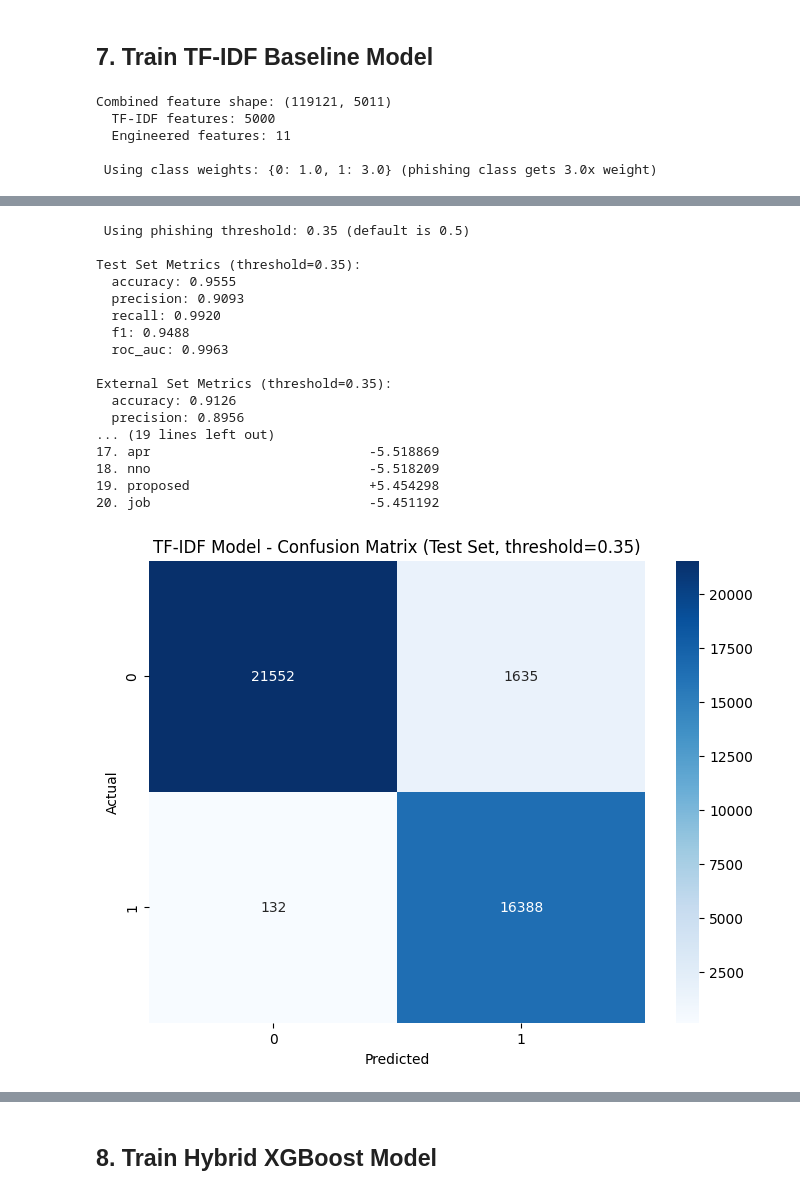
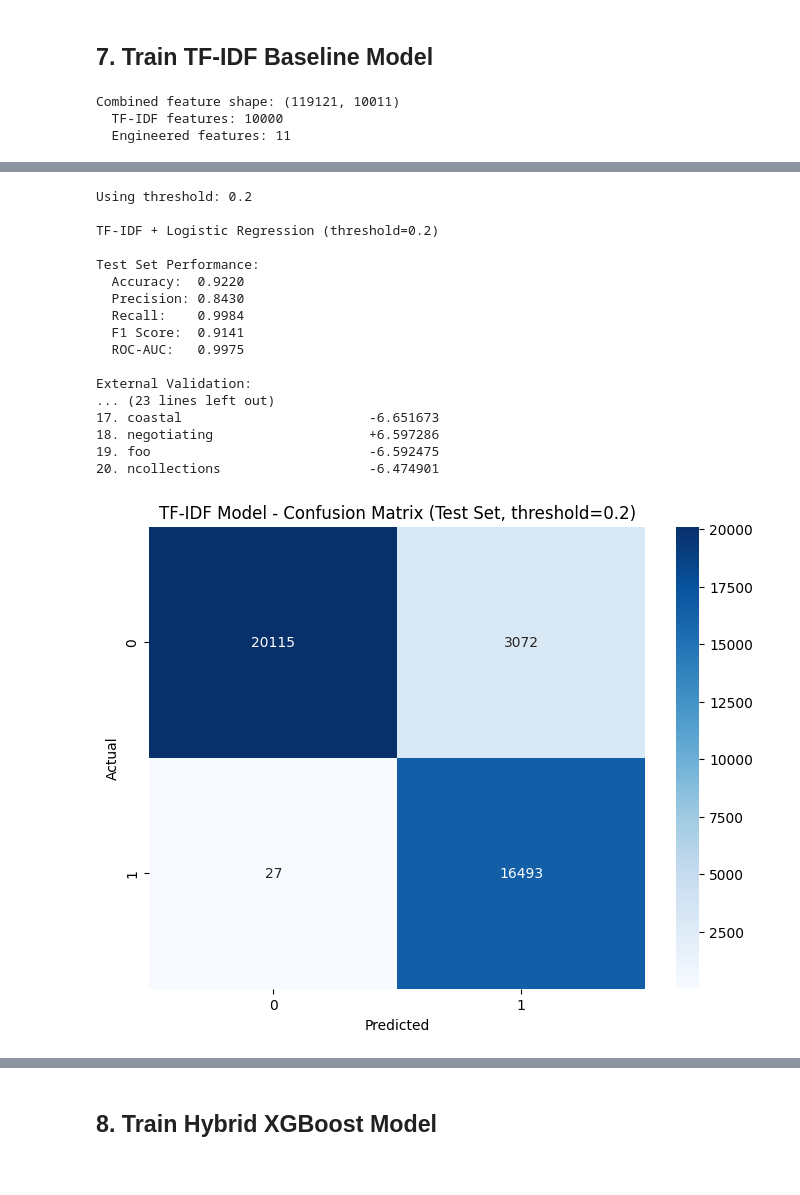
Before and after one commit to Latandu/PhishStop, a Jupyter notebook: app/models/train_models_with_wandb.ipynb, the cells around one changed output, grey strips where cells are left out. Cells and saved outputs as stored; diff of their text form; code cells hidden in the pictures.

```diff
--- a/app/models/train_models_with_wandb.ipynb
+++ b/app/models/train_models_with_wandb.ipynb
@@ -363,26 +369,23 @@ print(f"Combined feature shape: {X_combined_train.shape}")
 print(f"  TF-IDF features: {X_tfidf_train.shape[1]}")
 print(f"  Engineered features: {features_train.shape[1]}")
 
-# AGGRESSIVE: Use class weights to heavily penalize missing phishing emails
-class_weights = {0: 1.0, 1: config['class_weight_ratio']}
-print(f"\n Using class weights: {class_weights} (phishing class gets {config['class_weight_ratio']}x weight)")
+class_weights = {0: 1.0, 1: config['lr_class_weight_ratio']}
 
 lr_clf = LogisticRegression(
     max_iter=config["lr_max_iter"],
     C=config["lr_C"],
-    class_weight=class_weights,  # AGGRESSIVE: Penalize False Negatives
+    class_weight=class_weights,
     random_state=config["random_seed"],
     verbose=1
 )
 lr_clf.fit(X_combined_train, y_train)
 
-# AGGRESSIVE: Use lower threshold for phishing classification
-phishing_threshold = config['phishing_threshold']
-print(f"\n Using phishing threshold: {phishing_threshold} (default is 0.5)")
+phishing_threshold = config['tfidf_threshold']
+print(f"\nUsing threshold: {phishing_threshold}")
 
 # Evaluate on test set
 y_proba_test_tfidf = lr_clf.predict_proba(X_combined_test)[:, 1]
-y_pred_test_tfidf = (y_proba_test_tfidf >= phishing_threshold).astype(int)  # AGGRESSIVE threshold
+y_pred_test_tfidf = (y_proba_test_tfidf >= phishing_threshold).astype(int)
 
 tfidf_test_metrics = {
     'accuracy': accuracy_score(y_test, y_pred_test_tfidf),
@@ -392,13 +395,9 @@ tfidf_test_metrics = {
     'roc_auc': roc_auc_score(y_test, y_proba_test_tfidf)
 }
 
-print(f"\nTest Set Metrics (threshold={phishing_threshold}):")
-for metric, value in tfidf_test_metrics.items():
-    print(f"  {metric}: {value:.4f}")
-
 # Evaluate on external set
 y_proba_ext_tfidf = lr_clf.predict_proba(X_combined_external)[:, 1]
-y_pred_ext_tfidf = (y_proba_ext_tfidf >= phishing_threshold).astype(int)  # AGGRESSIVE threshold
+y_pred_ext_tfidf = (y_proba_ext_tfidf >= phishing_threshold).astype(int)
 
 tfidf_external_metrics = {
     'accuracy': accuracy_score(y_external, y_pred_ext_tfidf),
@@ -408,21 +407,33 @@ tfidf_external_metrics = {
     'roc_auc': roc_auc_score(y_external, y_proba_ext_tfidf)
 }
 
-print(f"\nExternal Set Metrics (threshold={phishing_threshold}):")
-for metric, value in tfidf_external_metrics.items():
-    print(f"  {metric}: {value:.4f}")
+print(f"\nTF-IDF + Logistic Regression (threshold={phishing_threshold})")
+print(f"\nTest Set Performance:")
+print(f"  Accuracy:  {tfidf_test_metrics['accuracy']:.4f}")
+print(f"  Precision: {tfidf_test_metrics['precision']:.4f}")
+print(f"  Recall:    {tfidf_test_metrics['recall']:.4f}")
+print(f"  F1 Score:  {tfidf_test_metrics['f1']:.4f}")
+print(f"  ROC-AUC:   {tfidf_test_metrics['roc_auc']:.4f}")
+
+print(f"\nExternal Validation:")
+print(f"  Accuracy:  {tfidf_external_metrics['accuracy']:.4f}")
+print(f"  Precision: {tfidf_external_metrics['precision']:.4f}")
+print(f"  Recall:    {tfidf_external_metrics['recall']:.4f}")
+print(f"  F1 Score:  {tfidf_external_metrics['f1']:.4f}")
+print(f"  ROC-AUC:   {tfidf_external_metrics['roc_auc']:.4f}")
 
 feature_names = list(tfidf.vocabulary_.keys()) + numeric_features
 coefficients = lr_clf.coef_[0]
 feature_importance = sorted(zip(feature_names, coefficients), key=lambda x: abs(x[1]), reverse=True)
 
+print(f"\nTop 20 most important features:")
 for i, (name, coef) in enumerate(feature_importance[:20], 1):
     print(f"{i:2d}. {name:<30s} {coef:+.6f}")
 
 # Log to WandB
 wandb.log({
     "tfidf/phishing_threshold": phishing_threshold,
-    "tfidf/class_weight_ratio": config['class_weight_ratio'],
+    "tfidf/class_weight_ratio": config['lr_class_weight_ratio'],
     "tfidf/test_accuracy": tfidf_test_metrics['accuracy'],
     "tfidf/test_precision": tfidf_test_metrics['precision'],
     "tfidf/test_recall": tfidf_test_metrics['recall'],
@@ -456,8 +467,6 @@ plt.show()
 wandb.log({"tfidf/confusion_matrix": wandb.Image(fig)})
 plt.close()
 # %% [output]
-Combined feature shape: (119121, 5011)
-  TF-IDF features: 5000
+Combined feature shape: (119121, 10011)
+  TF-IDF features: 10000
   Engineered features: 11
-
- Using class weights: {0: 1.0, 1: 3.0} (phishing class gets 3.0x weight)
@@ -465,18 +474,18 @@ Combined feature shape: (119121, 5011)
- Using phishing threshold: 0.35 (default is 0.5)
+Using threshold: 0.2
 
-Test Set Metrics (threshold=0.35):
-  accuracy: 0.9555
-  precision: 0.9093
-  recall: 0.9920
-  f1: 0.9488
-  roc_auc: 0.9963
+TF-IDF + Logistic Regression (threshold=0.2)
 
-External Set Metrics (threshold=0.35):
-  accuracy: 0.9126
-  precision: 0.8956
-... (19 lines left out)
-17. apr                            -5.518869
-18. nno                            -5.518209
-19. proposed                       +5.454298
-20. job                            -5.451192
+Test Set Performance:
+  Accuracy:  0.9220
+  Precision: 0.8430
+  Recall:    0.9984
+  F1 Score:  0.9141
+  ROC-AUC:   0.9975
+
+External Validation:
+... (23 lines left out)
+17. coastal                        -6.651673
+18. negotiating                    +6.597286
+19. foo                            -6.592475
+20. ncollections                   -6.474901
-[figure, old version]
+[figure, new version]
```
Also changed, not shown: parts of 11 cells of this notebook, 9 other files.
